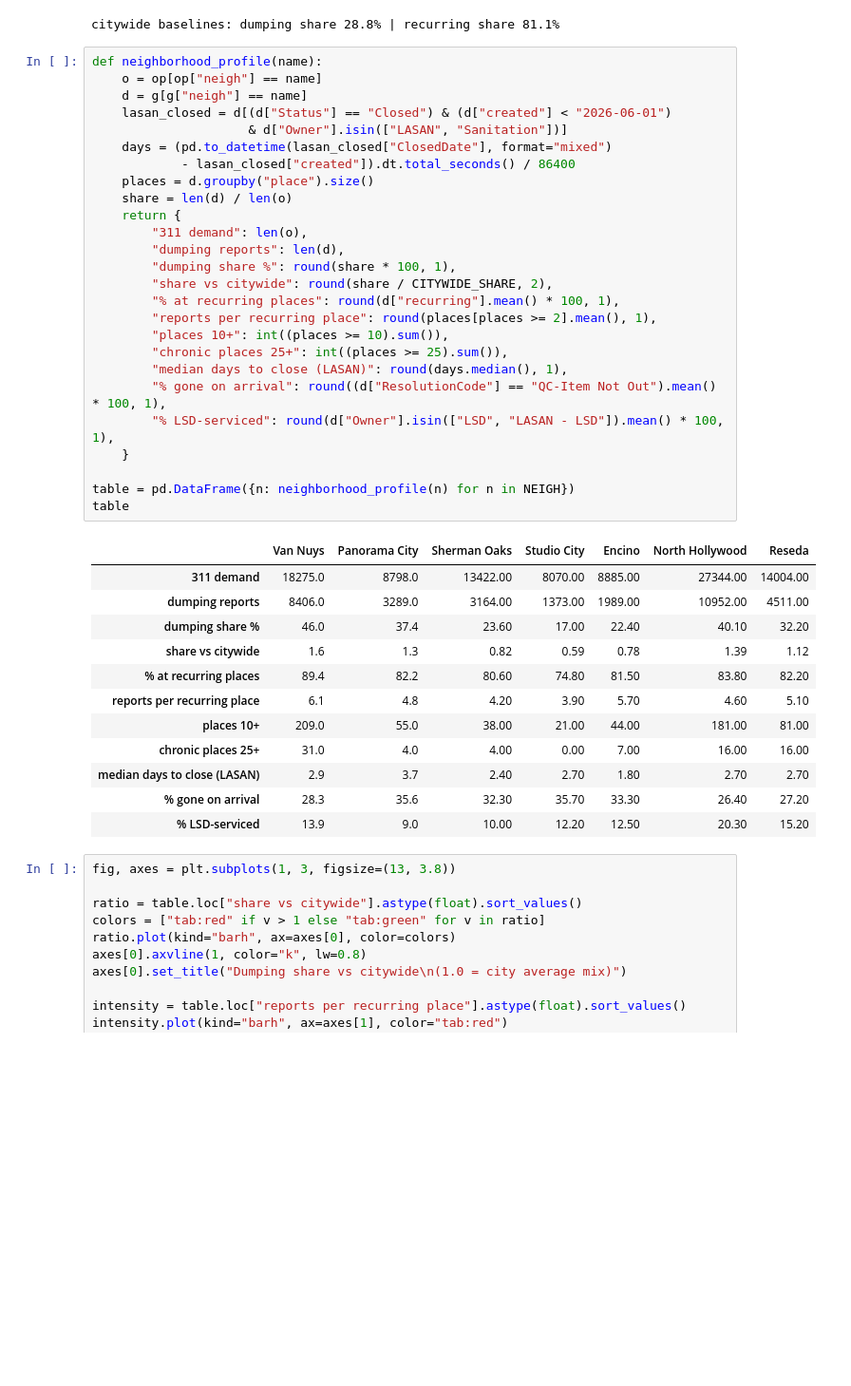
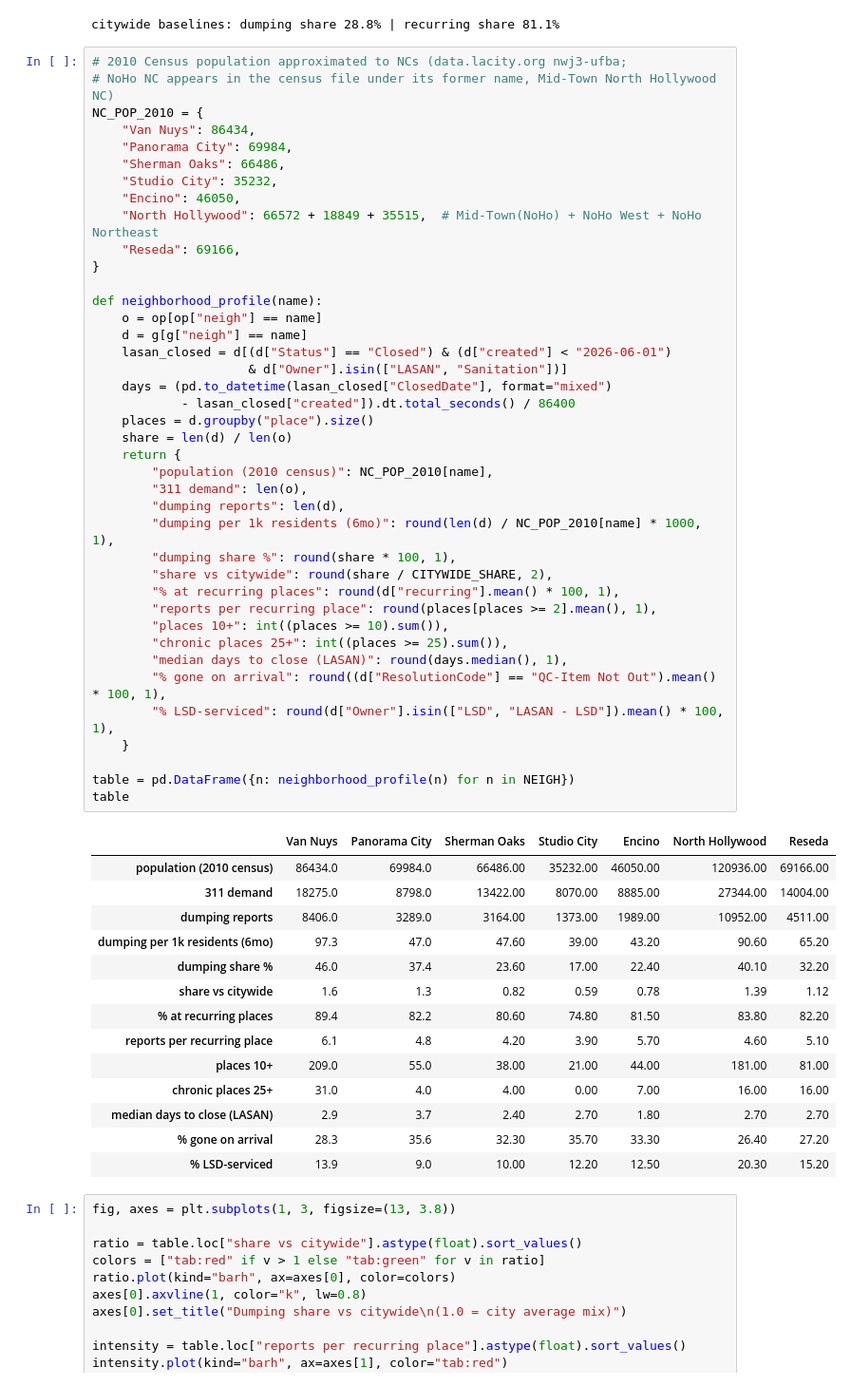
Before and after one commit to cambaughn/Observatory, a Jupyter notebook: notebooks/06_neighborhood_calibration.ipynb, the cells around one changed output. Shown at 95% size. Drawn from its saved outputs; the diff is of its cells as text; blank space fills up the shorter version.

```diff
--- a/notebooks/06_neighborhood_calibration.ipynb
+++ b/notebooks/06_neighborhood_calibration.ipynb
@@ -86,35 +86,51 @@ print(f"citywide baselines: dumping share {CITYWIDE_SHARE:.1%} | recurring share
 # %% [output]
 citywide baselines: dumping share 28.8% | recurring share 81.1%
 # %%
+# 2010 Census population approximated to NCs (data.lacity.org nwj3-ufba;
+# NoHo NC appears in the census file under its former name, Mid-Town North Hollywood NC)
+NC_POP_2010 = {
+    "Van Nuys": 86434,
+    "Panorama City": 69984,
+    "Sherman Oaks": 66486,
+    "Studio City": 35232,
+    "Encino": 46050,
+    "North Hollywood": 66572 + 18849 + 35515,  # Mid-Town(NoHo) + NoHo West + NoHo Northeast
+    "Reseda": 69166,
+}
+
 def neighborhood_profile(name):
     o = op[op["neigh"] == name]
     d = g[g["neigh"] == name]
     lasan_closed = d[(d["Status"] == "Closed") & (d["created"] < "2026-06-01")
                      & d["Owner"].isin(["LASAN", "Sanitation"])]
     days = (pd.to_datetime(lasan_closed["ClosedDate"], format="mixed")
             - lasan_closed["created"]).dt.total_seconds() / 86400
     places = d.groupby("place").size()
     share = len(d) / len(o)
     return {
+        "population (2010 census)": NC_POP_2010[name],
         "311 demand": len(o),
         "dumping reports": len(d),
+        "dumping per 1k residents (6mo)": round(len(d) / NC_POP_2010[name] * 1000, 1),
         "dumping share %": round(share * 100, 1),
         "share vs citywide": round(share / CITYWIDE_SHARE, 2),
         "% at recurring places": round(d["recurring"].mean() * 100, 1),
         "reports per recurring place": round(places[places >= 2].mean(), 1),
         "places 10+": int((places >= 10).sum()),
         "chronic places 25+": int((places >= 25).sum()),
         "median days to close (LASAN)": round(days.median(), 1),
         "% gone on arrival": round((d["ResolutionCode"] == "QC-Item Not Out").mean() * 100, 1),
         "% LSD-serviced": round(d["Owner"].isin(["LSD", "LASAN - LSD"]).mean() * 100, 1),
     }
 
 table = pd.DataFrame({n: neighborhood_profile(n) for n in NEIGH})
 table
 # %% [output]
 |  | Van Nuys | Panorama City | Sherman Oaks | Studio City | Encino | North Hollywood | Reseda |
+| population (2010 census) | 86434.0 | 69984.0 | 66486.00 | 35232.00 | 46050.00 | 120936.00 | 69166.00 |
 | 311 demand | 18275.0 | 8798.0 | 13422.00 | 8070.00 | 8885.00 | 27344.00 | 14004.00 |
 | dumping reports | 8406.0 | 3289.0 | 3164.00 | 1373.00 | 1989.00 | 10952.00 | 4511.00 |
+| dumping per 1k residents (6mo) | 97.3 | 47.0 | 47.60 | 39.00 | 43.20 | 90.60 | 65.20 |
 | dumping share % | 46.0 | 37.4 | 23.60 | 17.00 | 22.40 | 40.10 | 32.20 |
 | share vs citywide | 1.6 | 1.3 | 0.82 | 0.59 | 0.78 | 1.39 | 1.12 |
 | % at recurring places | 89.4 | 82.2 | 80.60 | 74.80 | 81.50 | 83.80 | 82.20 |
```
Also changed, not shown: parts of 4 cells of this notebook, 2 other files.
